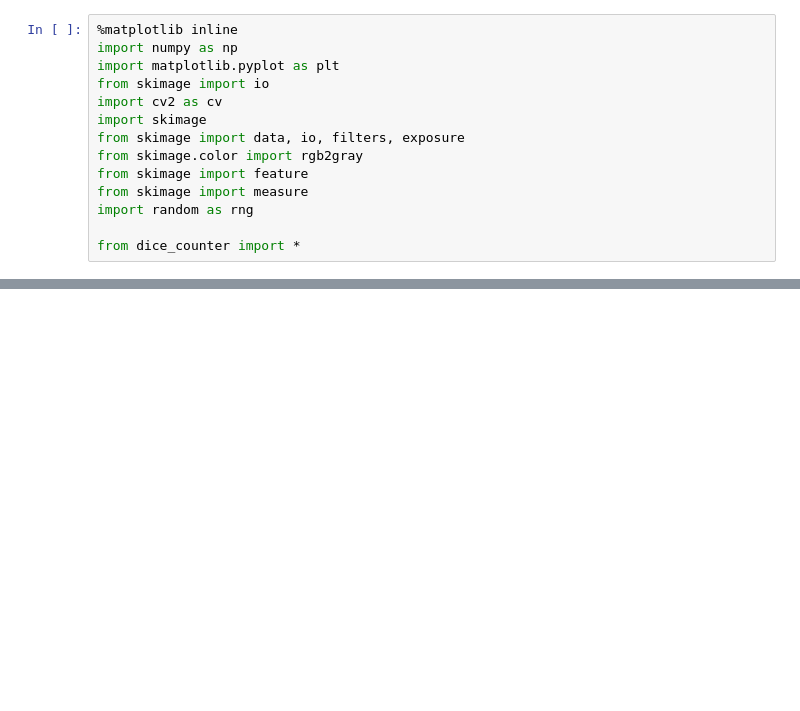
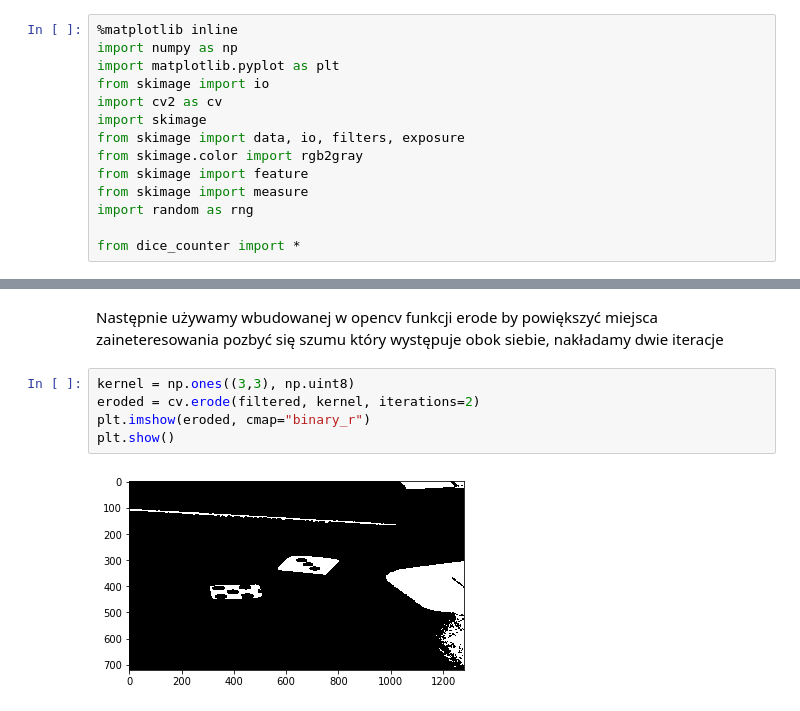
Before and after one commit to piter104/dices, a Jupyter notebook: dices.ipynb, the cells around one changed output, grey strips where cells are left out. Cells and saved outputs as stored; diff of their text form; blank space fills up the shorter version.

```diff
--- a/dices.ipynb
+++ b/dices.ipynb
@@ -46,0 +49,9 @@ contour = process_image(255-image1)
+# %% [markdown]
+Następnie używamy wbudowanej w opencv funkcji erode by powiększyć miejsca zaineteresowania pozbyć się szumu który występuje obok siebie, nakładamy dwie iteracje
+# %%
+kernel = np.ones((3,3), np.uint8)
+eroded = cv.erode(filtered, kernel, iterations=2)
+plt.imshow(eroded, cmap="binary_r")
+plt.show()
+# %% [output]
+[figure, added]
```
Also changed, not shown: parts of 13 cells of this notebook, 6 other files.
